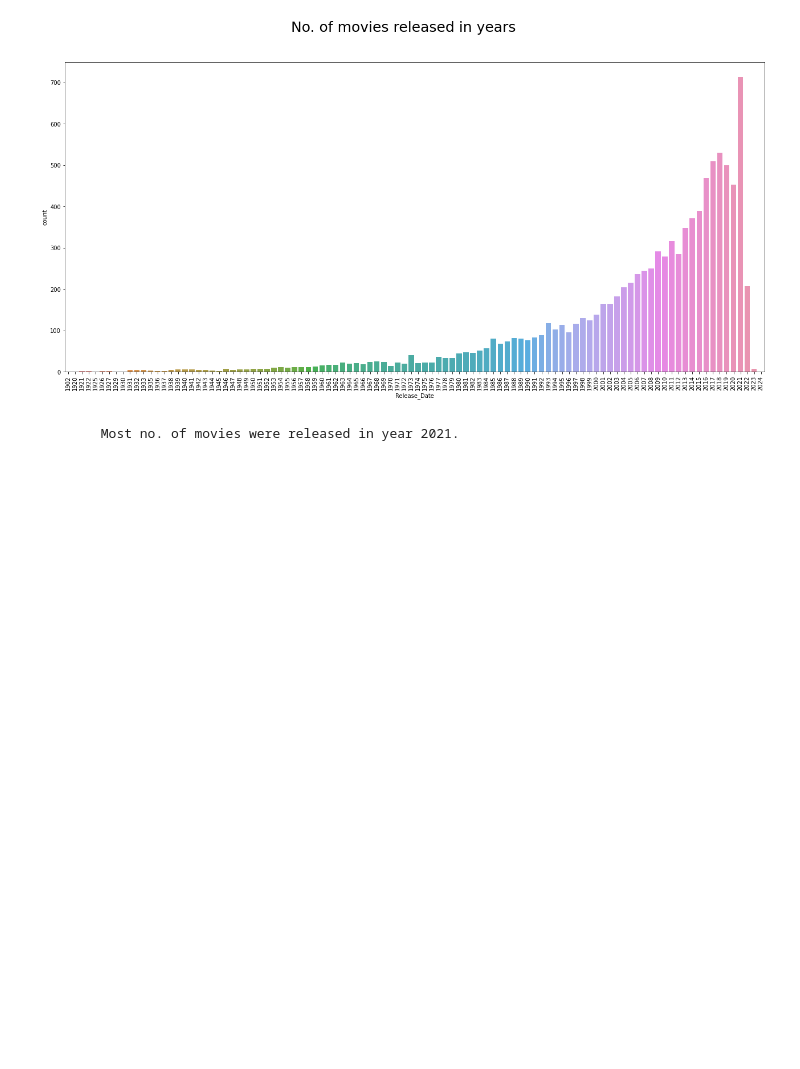
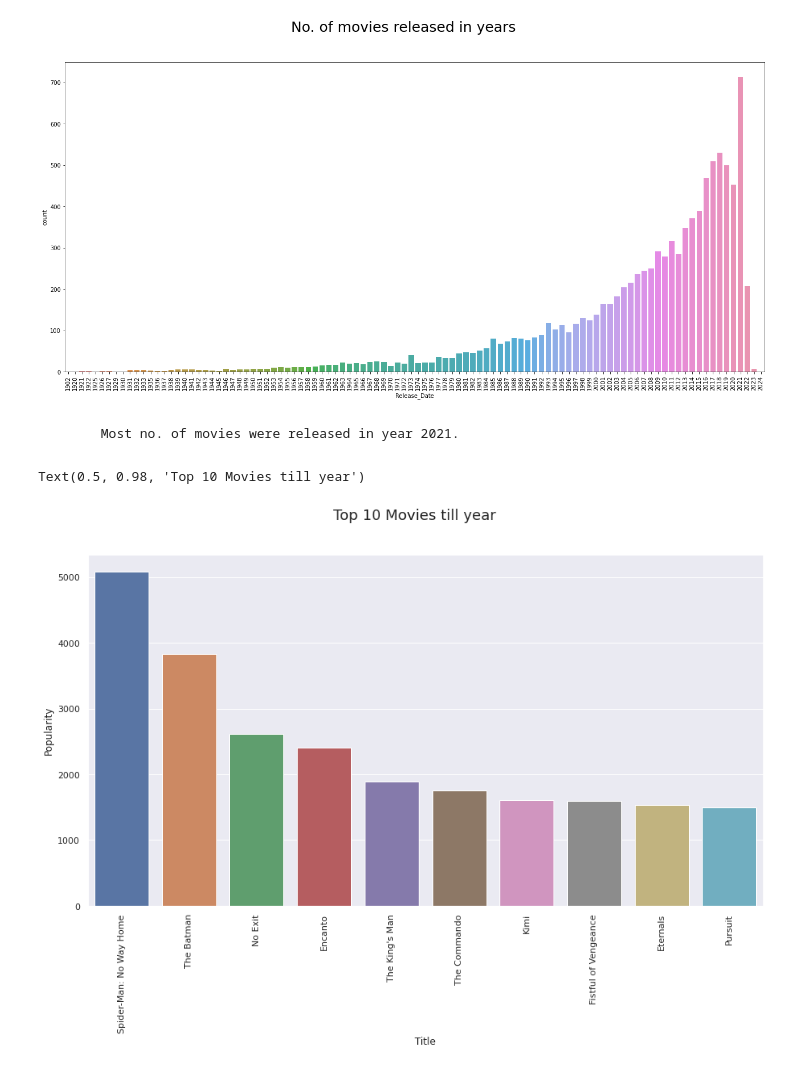
Before and after one commit to ajayn3300/Movie-Recommender-content-based----NLP, a Jupyter notebook: Movie_Recommender_Sytem~(Content_Based).ipynb, the cells around one changed output. Drawn from its saved outputs; the diff is of its cells as text; code cells hidden in the pictures; blank space fills up the shorter version.

```diff
--- a/Movie_Recommender_Sytem~(Content_Based).ipynb
+++ b/Movie_Recommender_Sytem~(Content_Based).ipynb
@@ -5,11 +5,13 @@ import pandas as pd
 import string
 import nltk
 nltk.download('stopwords')
+from nltk.corpus import stopwords
 import gensim
 from gensim.utils import simple_preprocess
 import matplotlib.pyplot as plt
 import seaborn as sns
-plt.rcParams["figure.figsize"] = (22,10)
+from skimage import io
+plt.rcParams["figure.figsize"] = (15,8)
 # %% [output]
 [nltk_data] Downloading package stopwords to /root/nltk_data...
 [nltk_data]   Package stopwords is already up-to-date!
@@ -118,3 +134,12 @@ plt.show()
 [figure]
 # %% [markdown]
           Most no. of movies were released in year 2021.
+# %%
+#top 10 movies
+sns.set_theme(style="darkgrid")
+sns.barplot(data.groupby('Title')['Popularity'].mean().sort_values(ascending=False).head(10).reset_index()['Title'],data.groupby('Title')['Popularity'].mean().sort_values(ascending=False).head(10).reset_index()['Popularity'])
+plt.xticks(rotation='vertical')
+plt.suptitle('Top 10 Movies till year',fontsize=18)
+# %% [output]
+Text(0.5, 0.98, 'Top 10 Movies till year')
+[figure, added]
```
Also changed, not shown: parts of 12 cells of this notebook.
